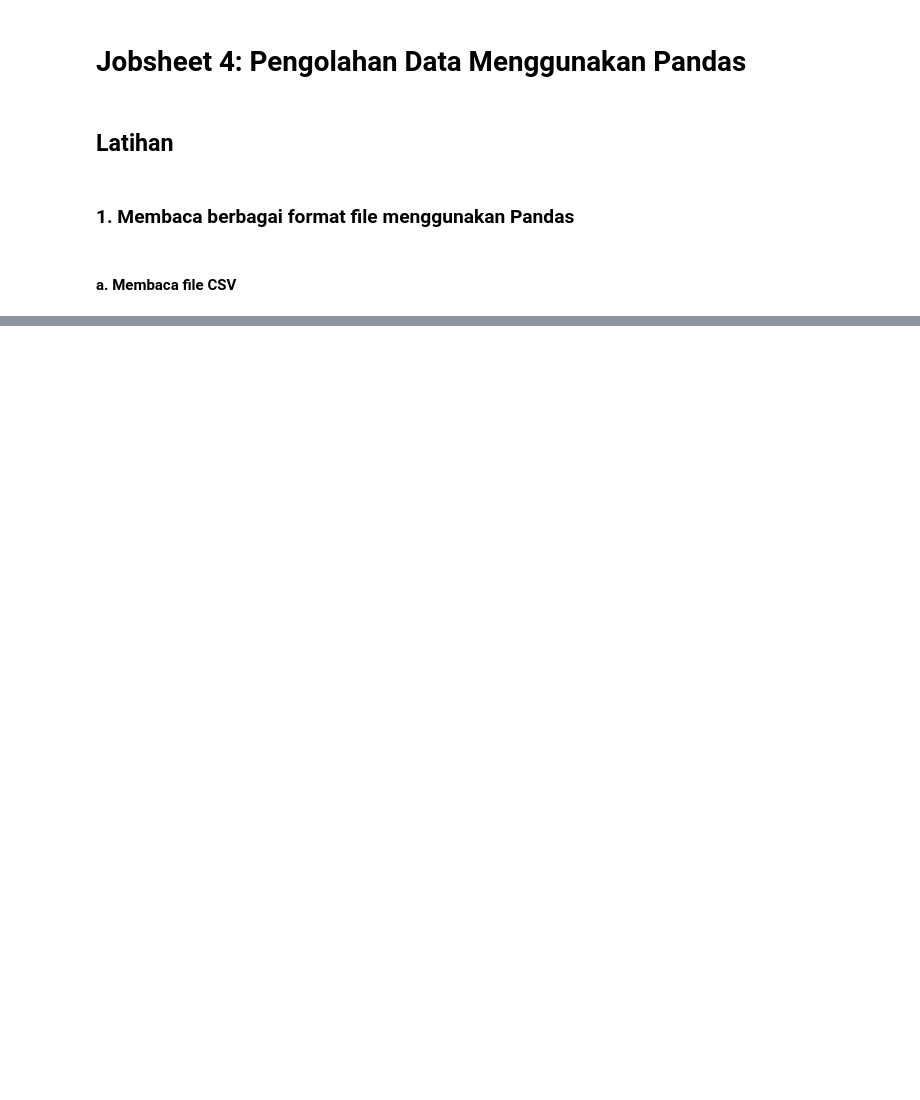
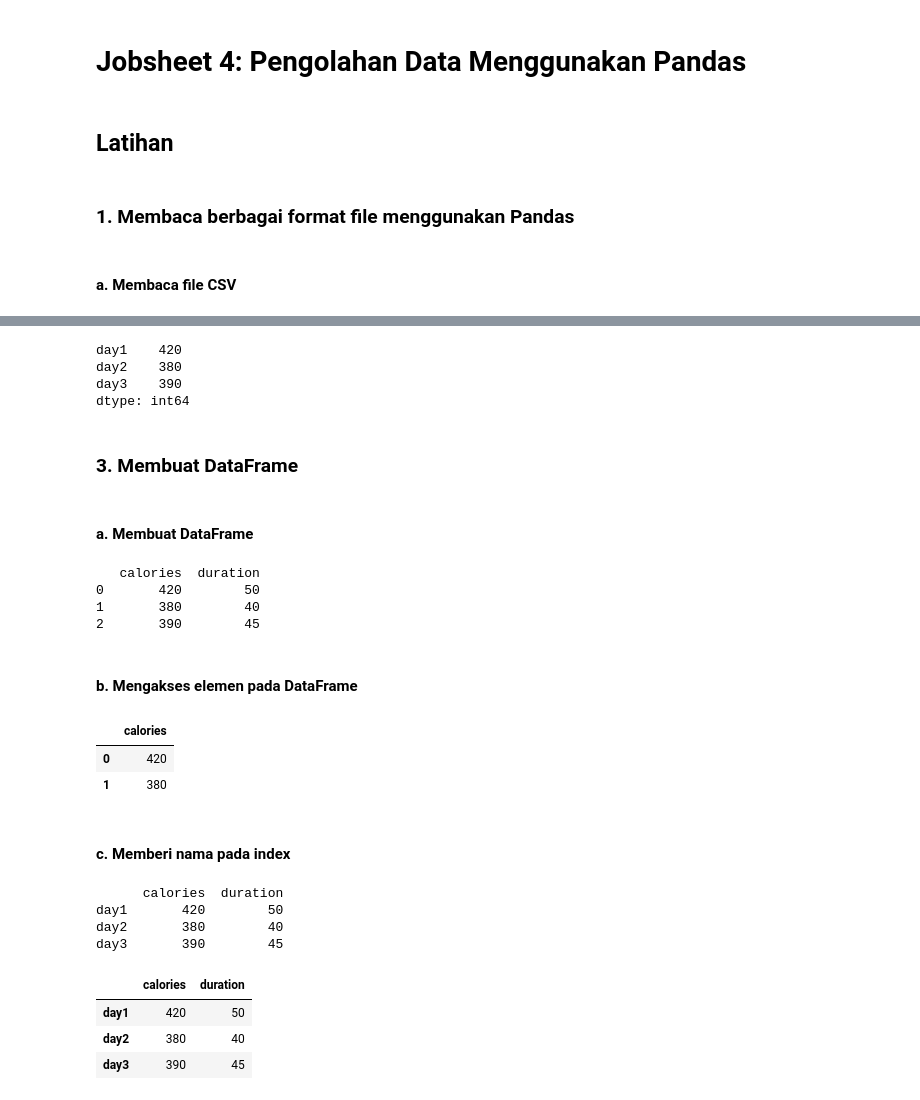
Before and after one commit to JunetzMasihBelajar/2025_AI_TI1B, a Jupyter notebook: Jobsheet4.ipynb, the cells around one changed output, grey strips where cells are left out. Drawn from its saved outputs; the diff is of its cells as text; code cells hidden in the pictures; blank space fills up the shorter version.

```diff
--- a/Jobsheet4.ipynb
+++ b/Jobsheet4.ipynb
@@ -24,0 +180,73 @@ FileNotFoundError: [Errno 2] No such file or directory: '/data.csv'
+# %%
+calories = {"day1": 420, "day2": 380, "day3": 390}
+se = pd.Series(calories)
+
+print(se)
+# %% [output]
+day1    420
+day2    380
+day3    390
+dtype: int64
+# %% [markdown]
+### 3. Membuat DataFrame
+# %% [markdown]
+#### a. Membuat DataFrame
+# %%
+import pandas as pd
+
+df = pd.DataFrame(data={"Nama": ["Ali", "Joko", "Adi"],
+                        "Umur": [12, 13, 15],
+                        "Kelas": [6, 7, 8]})
+
+df.columns
+df.columns.values[0] = "Nama singkat"
+df
+
+data = {
+    "calories": [420, 380, 390],
+  "duration": [50, 40, 45]
+}
+
+df = pd.DataFrame(data)
+print(df)
+# %% [output]
+   calories  duration
+0       420        50
+1       380        40
+2       390        45
+# %% [markdown]
+#### b. Mengakses elemen pada DataFrame
+# %%
+df.iloc[0:2, [0,1]]
+df.iloc[0:2, 0:2]
+df.iloc[:, 0:2]
+df.loc[0:2, :'calories']
+df.loc[0:2, ['calories', 'duration']]
+df['calories']
+df['calories'][0]
+df[['calories']]
+df[['calories']].loc[[0, 1]]
+# %% [output]
+|  | calories |
+| 0 | 420 |
+| 1 | 380 |
+# %% [markdown]
+#### c. Memberi nama pada index
+# %%
+data = {
+    "calories": [420, 380, 390],
+  "duration": [50, 40, 45]
+}
+
+df = pd.DataFrame(data, index = ["day1", "day2", "day3"])
+print(df)
+df
+# %% [output]
+      calories  duration
+day1       420        50
+day2       380        40
+day3       390        45
+|  | calories | duration |
+| day1 | 420 | 50 |
+| day2 | 380 | 40 |
+| day3 | 390 | 45 |
```
Also changed, not shown: parts of 19 cells of this notebook.
